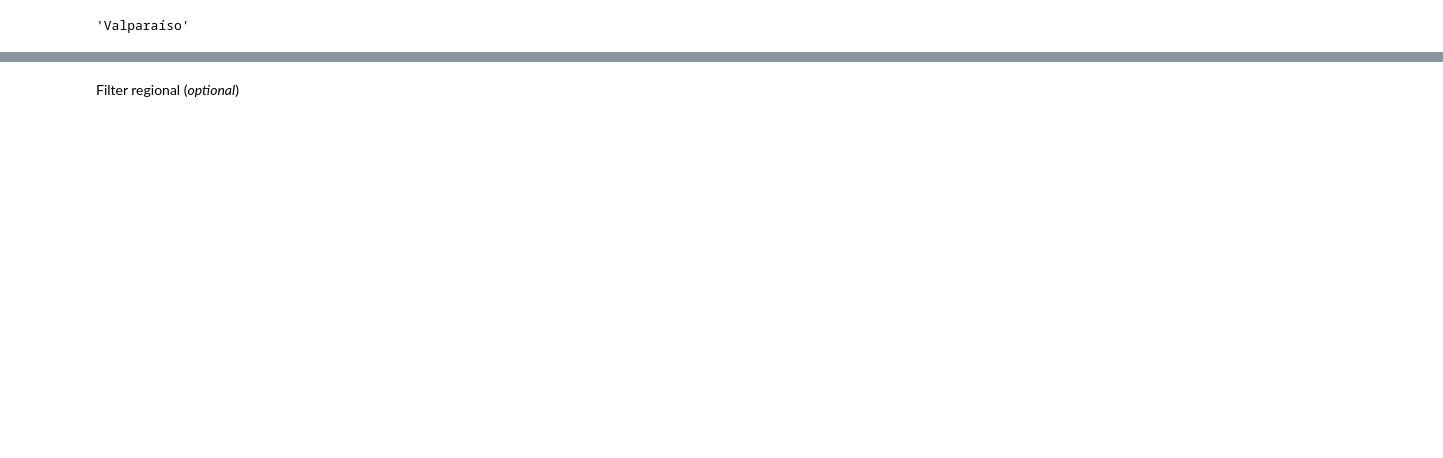
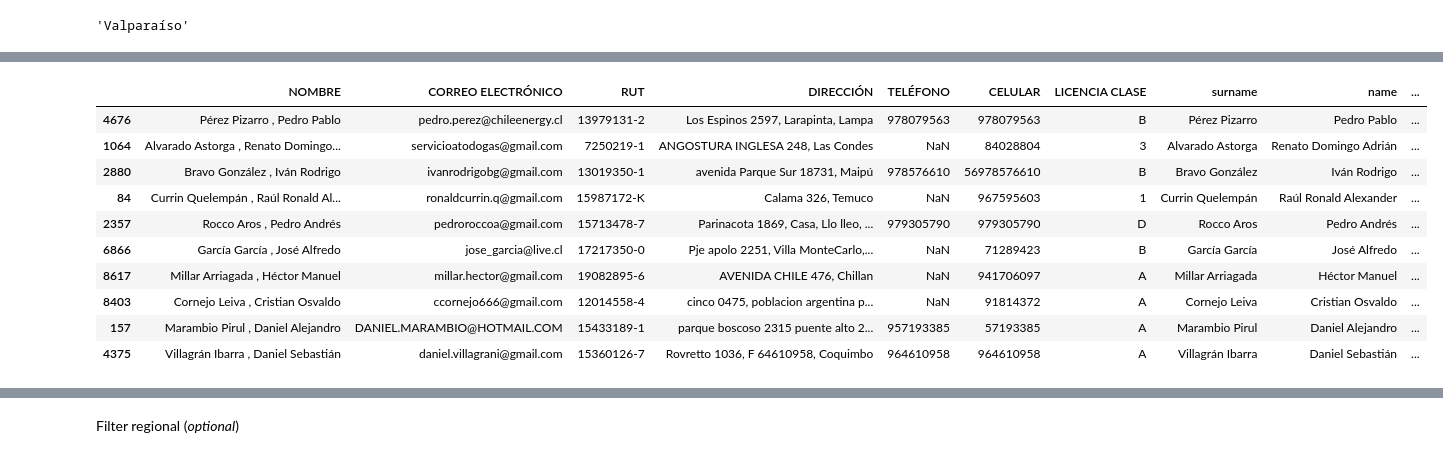
Before and after one commit to ccnmagnoo/colabs, a Jupyter notebook: sec_etl_professional.ipynb, the cells around one changed output, grey strips where cells are left out. Cells and saved outputs as stored; diff of their text form; code cells hidden in the pictures; blank space fills up the shorter version.

```diff
--- a/sec_etl_professional.ipynb
+++ b/sec_etl_professional.ipynb
@@ -362,0 +351,18 @@ result
+# %%
+#content with Name Format
+for field in ['name','surname','address','city']:
+  result[field] = result[field].map(namecase)
+
+result.sample(10)
+# %% [output]
+|  | NOMBRE | CORREO ELECTRÓNICO | RUT | DIRECCIÓN | TELÉFONO | CELULAR | LICENCIA CLASE | surname | name | ... |
+| 4676 | Pérez Pizarro , Pedro Pablo | pedro.perez@chileenergy.cl | 13979131-2 | Los Espinos 2597, Larapinta, Lampa | 978079563 | 978079563 | B | Pérez Pizarro | Pedro Pablo | ... |
+| 1064 | Alvarado Astorga , Renato Domingo... | servicioatodogas@gmail.com | 7250219-1 | ANGOSTURA INGLESA 248, Las Condes | NaN | 84028804 | 3 | Alvarado Astorga | Renato Domingo Adrián | ... |
+| 2880 | Bravo González , Iván Rodrigo | ivanrodrigobg@gmail.com | 13019350-1 | avenida Parque Sur 18731, Maipú | 978576610 | 56978576610 | B | Bravo González | Iván Rodrigo | ... |
+| 84 | Currin Quelempán , Raúl Ronald Al... | ronaldcurrin.q@gmail.com | 15987172-K | Calama 326, Temuco | NaN | 967595603 | 1 | Currin Quelempán | Raúl Ronald Alexander | ... |
+| 2357 | Rocco Aros , Pedro Andrés | pedroroccoa@gmail.com | 15713478-7 | Parinacota 1869, Casa, Llo lleo, ... | 979305790 | 979305790 | D | Rocco Aros | Pedro Andrés | ... |
+| 6866 | García García , José Alfredo | jose_garcia@live.cl | 17217350-0 | Pje apolo 2251, Villa MonteCarlo,... | NaN | 71289423 | B | García García | José Alfredo | ... |
+| 8617 | Millar Arriagada , Héctor Manuel | millar.hector@gmail.com | 19082895-6 | AVENIDA CHILE 476, Chillan | NaN | 941706097 | A | Millar Arriagada | Héctor Manuel | ... |
+| 8403 | Cornejo Leiva , Cristian Osvaldo | ccornejo666@gmail.com | 12014558-4 | cinco 0475, poblacion argentina p... | NaN | 91814372 | A | Cornejo Leiva | Cristian Osvaldo | ... |
+| 157 | Marambio Pirul , Daniel Alejandro | DANIEL.MARAMBIO@HOTMAIL.COM | 15433189-1 | parque boscoso 2315 puente alto 2... | 957193385 | 57193385 | A | Marambio Pirul | Daniel Alejandro | ... |
+| 4375 | Villagrán Ibarra , Daniel Sebastián | daniel.villagrani@gmail.com | 15360126-7 | Rovretto 1036, F 64610958, Coquimbo | 964610958 | 964610958 | A | Villagrán Ibarra | Daniel Sebastián | ... |
```
Also changed, not shown: parts of 25 cells of this notebook.
